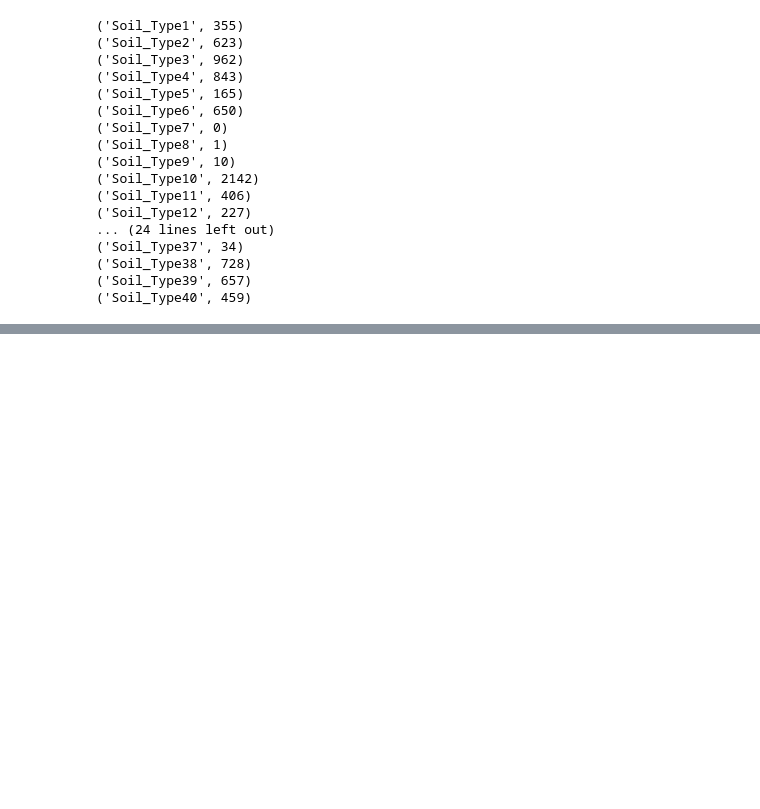
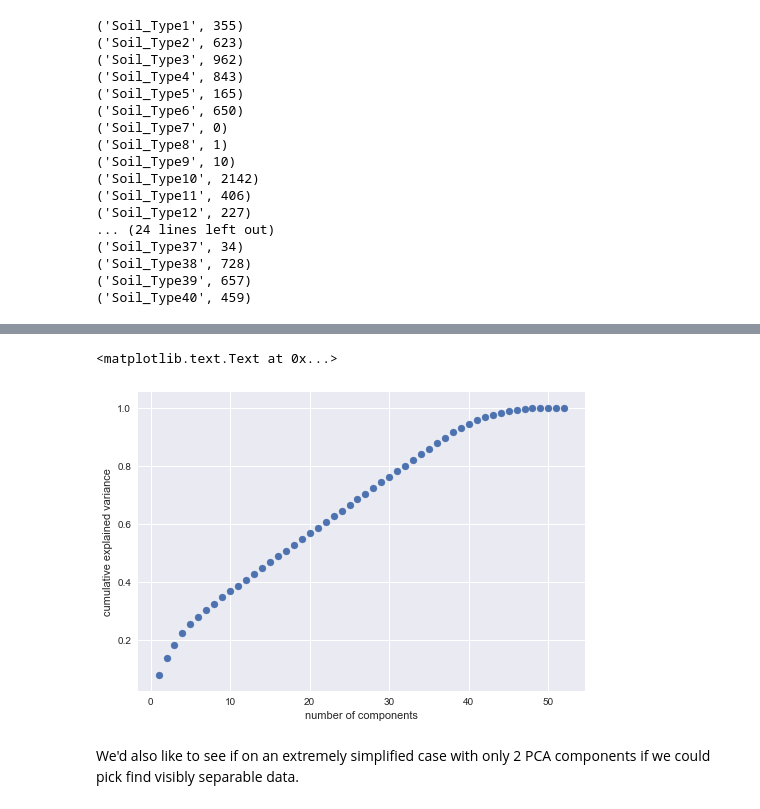
Before and after one commit to chingnaw/W207_Final, a Jupyter notebook: notebooks/Forest_Cover_FINAL.ipynb, the cells around one changed output, grey strips where cells are left out. Cells and saved outputs as stored; diff of their text form; code cells hidden in the pictures; blank space fills up the shorter version.

```diff
--- a/notebooks/Forest_Cover_FINAL.ipynb
+++ b/notebooks/Forest_Cover_FINAL.ipynb
@@ -215,0 +222,11 @@ plt.show()
+# %%
+pca = PCA(n_components=52)
+pca.fit(X_train_std)
+plt.scatter(range(1,53),np.cumsum(pca.explained_variance_ratio_))
+plt.xlabel('number of components')
+plt.ylabel('cumulative explained variance')
+# %% [output]
+<matplotlib.text.Text at 0x...>
+[figure, added]
+# %% [markdown]
+We'd also like to see if on an extremely simplified case with only 2 PCA components if we could pick find visibly separable data.
```
Also changed, not shown: parts of 21 cells of this notebook.
